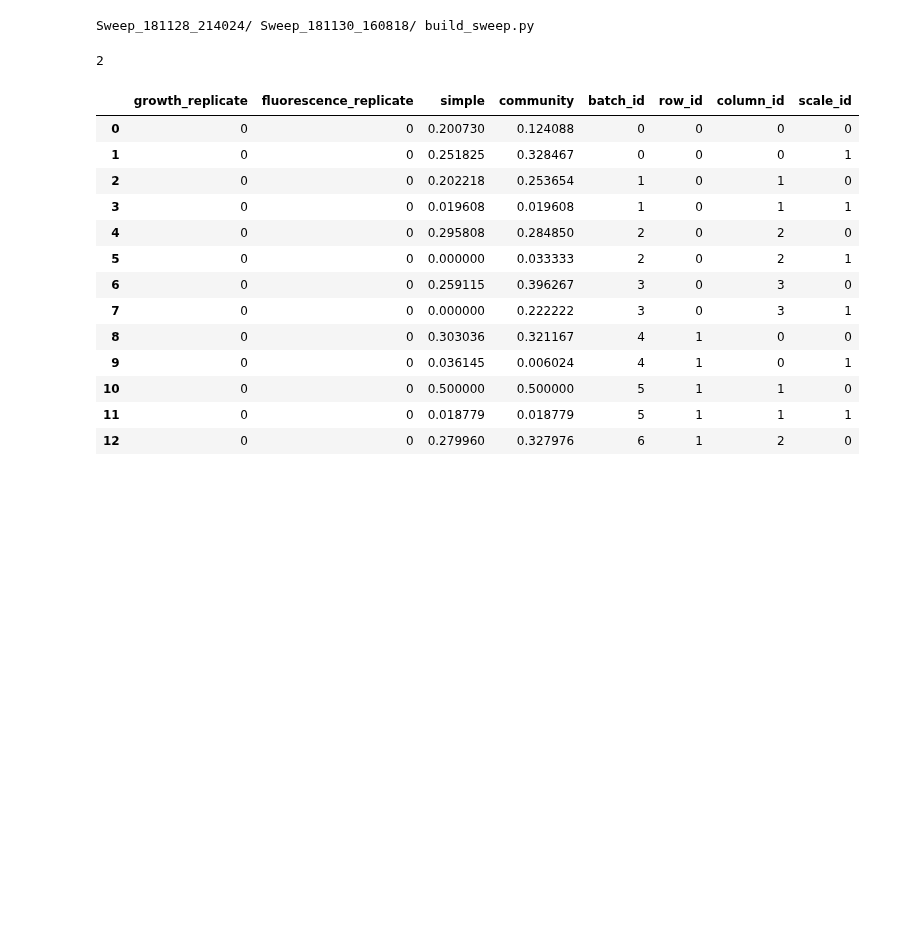
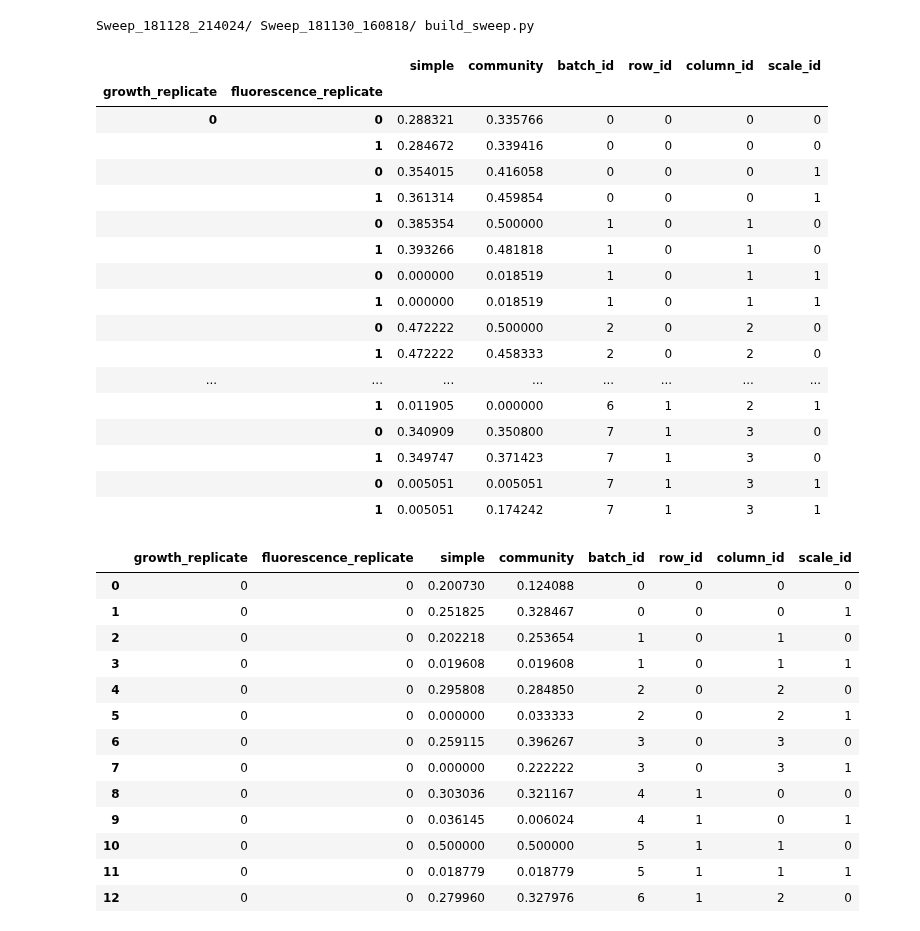
Before and after one commit to sbernasek/flyqma, a Jupyter notebook: notebooks/benchmarking.ipynb, the cells around one changed output. Saved outputs shown, nothing was run; the diff lists cells and outputs as text; code cells hidden in the pictures; blank space fills up the shorter version.

```diff
--- a/notebooks/benchmarking.ipynb
+++ b/notebooks/benchmarking.ipynb
@@ -233,9 +233,28 @@ sweep_path = '../synthetic/Sweep_181130_160818'
 # %%
 sweep_benchmark = SweepBenchmark.load(sweep_path)
 # %%
-sweep_benchmark.
+sweep_benchmark.aggregate()
-# %% [output]
-2
+# %%
+sweep_benchmark._results
+# %% [output]
+|  |  | simple | community | batch_id | row_id | column_id | scale_id |
+| growth_replicate | fluorescence_replicate |  |  |  |  |  |  |
+| 0 | 0 | 0.288321 | 0.335766 | 0 | 0 | 0 | 0 |
+|  | 1 | 0.284672 | 0.339416 | 0 | 0 | 0 | 0 |
+|  | 0 | 0.354015 | 0.416058 | 0 | 0 | 0 | 1 |
+|  | 1 | 0.361314 | 0.459854 | 0 | 0 | 0 | 1 |
+|  | 0 | 0.385354 | 0.500000 | 1 | 0 | 1 | 0 |
+|  | 1 | 0.393266 | 0.481818 | 1 | 0 | 1 | 0 |
+|  | 0 | 0.000000 | 0.018519 | 1 | 0 | 1 | 1 |
+|  | 1 | 0.000000 | 0.018519 | 1 | 0 | 1 | 1 |
+|  | 0 | 0.472222 | 0.500000 | 2 | 0 | 2 | 0 |
+|  | 1 | 0.472222 | 0.458333 | 2 | 0 | 2 | 0 |
+| ... | ... | ... | ... | ... | ... | ... | ... |
+|  | 1 | 0.011905 | 0.000000 | 6 | 1 | 2 | 1 |
+|  | 0 | 0.340909 | 0.350800 | 7 | 1 | 3 | 0 |
+|  | 1 | 0.349747 | 0.371423 | 7 | 1 | 3 | 0 |
+|  | 0 | 0.005051 | 0.005051 | 7 | 1 | 3 | 1 |
+|  | 1 | 0.005051 | 0.174242 | 7 | 1 | 3 | 1 |
 # %%
 import pandas as pd
 
```
Also changed, not shown: 2 other files.
